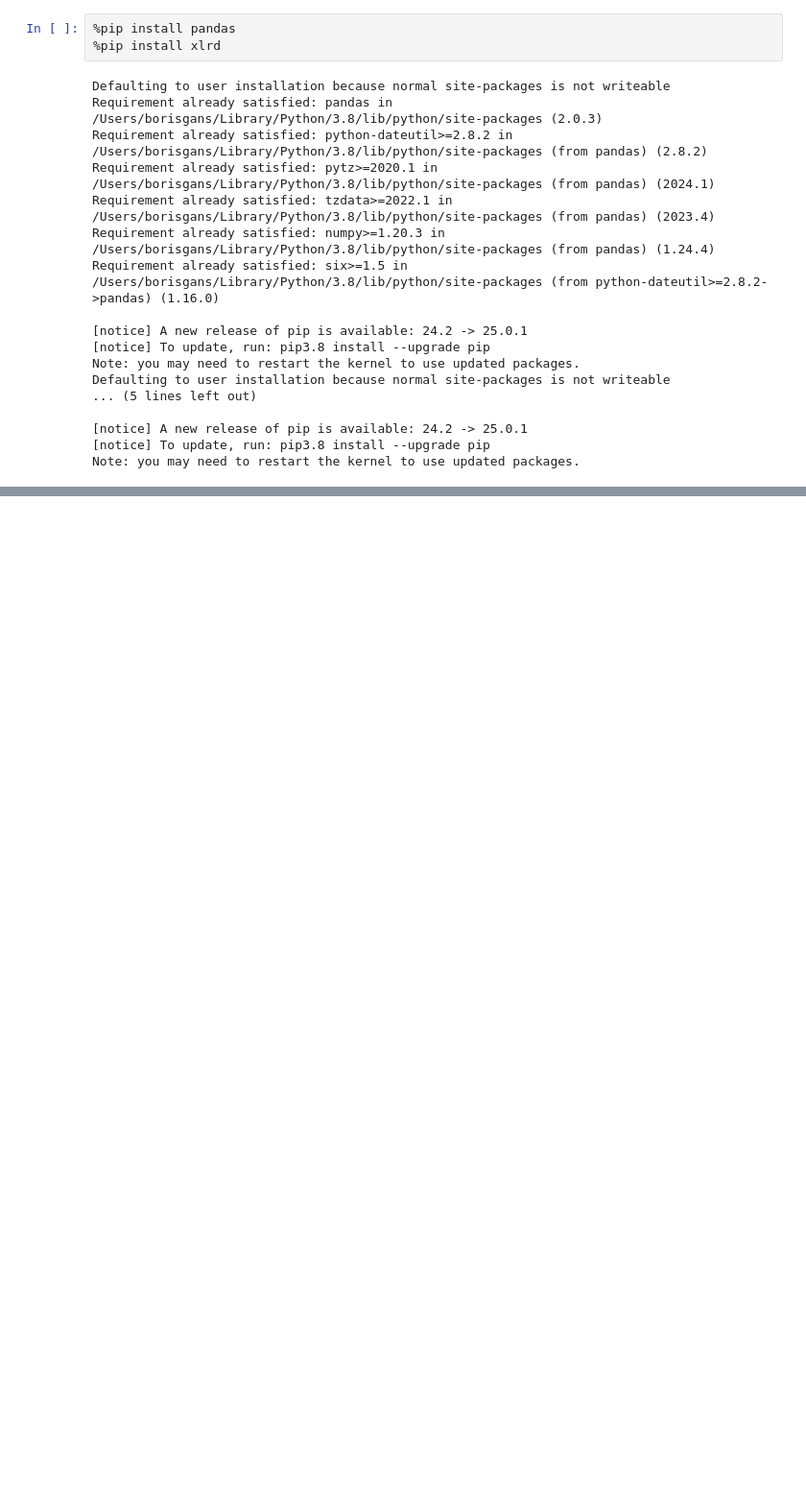
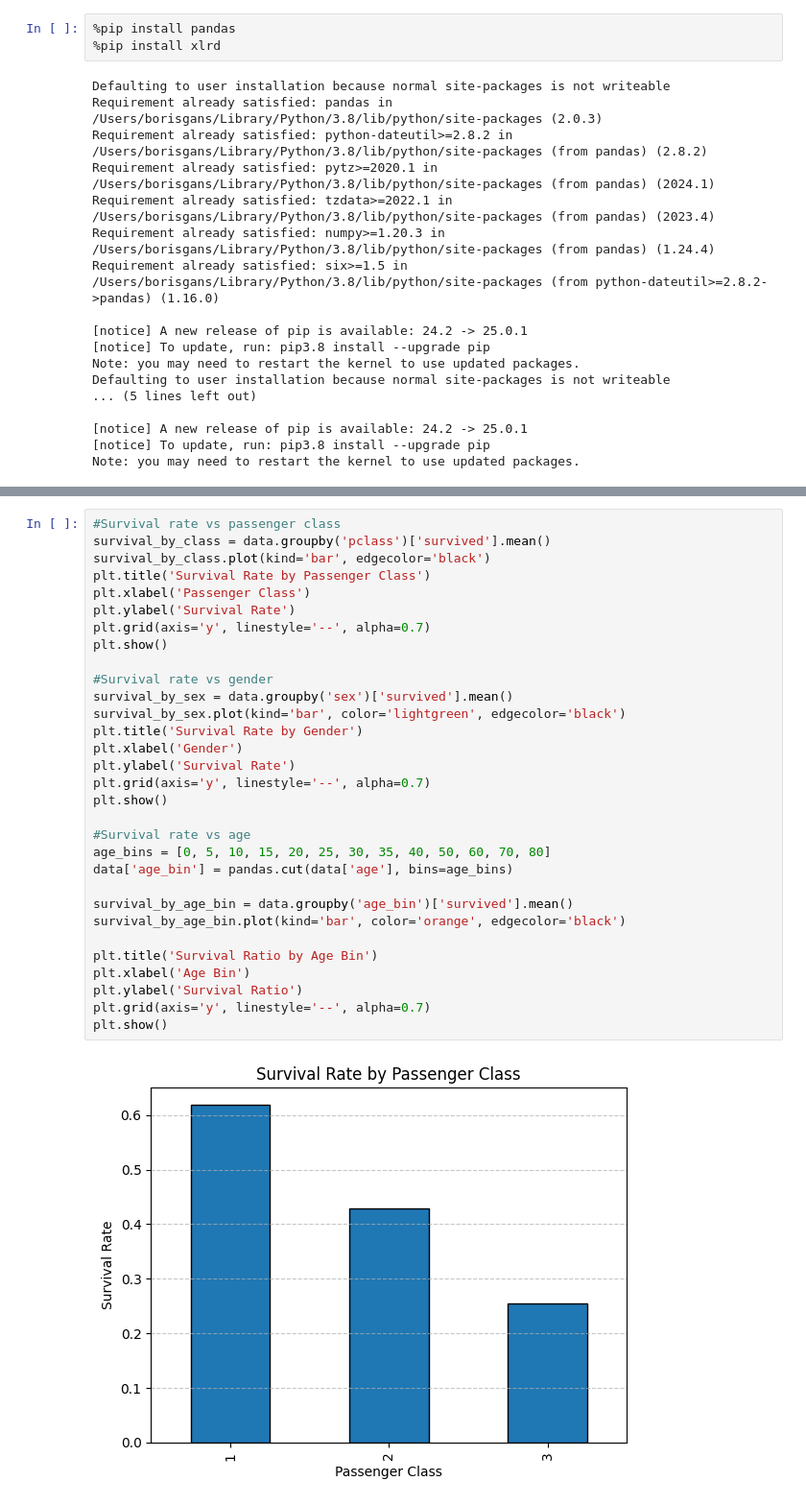
Before and after one commit to boris-gans/ML-fundamentals-2025, a Jupyter notebook: assignment_1_boris_gans.ipynb, the cells around one changed output, grey strips where cells are left out. Shown: that part at 96% size. Drawn from its saved outputs; the diff is of its cells as text; blank space fills up the shorter version.

```diff
--- a/assignment_1_boris_gans.ipynb
+++ b/assignment_1_boris_gans.ipynb
@@ -46,0 +62,33 @@ Columns: Index(['pclass', 'survived', 'name', 'sex', 'age', 'sibsp', 'parch', 't
+# %%
+#Survival rate vs passenger class
+survival_by_class = data.groupby('pclass')['survived'].mean()
+survival_by_class.plot(kind='bar', edgecolor='black')
+plt.title('Survival Rate by Passenger Class')
+plt.xlabel('Passenger Class')
+plt.ylabel('Survival Rate')
+plt.grid(axis='y', linestyle='--', alpha=0.7)
+plt.show()
+
+#Survival rate vs gender
+survival_by_sex = data.groupby('sex')['survived'].mean()
+survival_by_sex.plot(kind='bar', color='lightgreen', edgecolor='black')
+plt.title('Survival Rate by Gender')
+plt.xlabel('Gender')
+plt.ylabel('Survival Rate')
+plt.grid(axis='y', linestyle='--', alpha=0.7)
+plt.show()
+
+#Survival rate vs age
+age_bins = [0, 5, 10, 15, 20, 25, 30, 35, 40, 50, 60, 70, 80]
+data['age_bin'] = pandas.cut(data['age'], bins=age_bins)
+
+survival_by_age_bin = data.groupby('age_bin')['survived'].mean()
+survival_by_age_bin.plot(kind='bar', color='orange', edgecolor='black')
+
+plt.title('Survival Ratio by Age Bin')
+plt.xlabel('Age Bin')
+plt.ylabel('Survival Ratio')
+plt.grid(axis='y', linestyle='--', alpha=0.7)
+plt.show()
+# %% [output]
+[figure, added]
```
Also changed, not shown: parts of 13 cells of this notebook.
